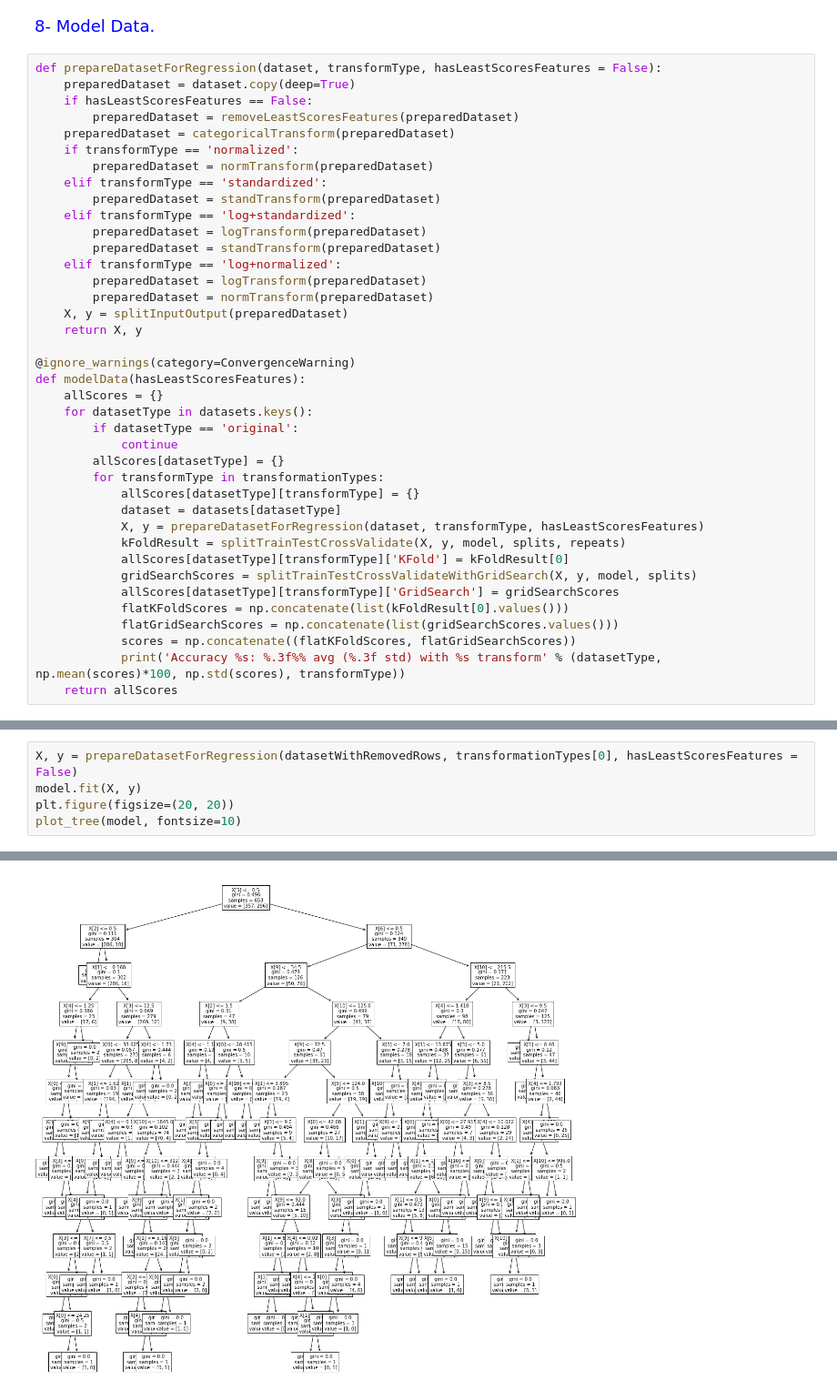
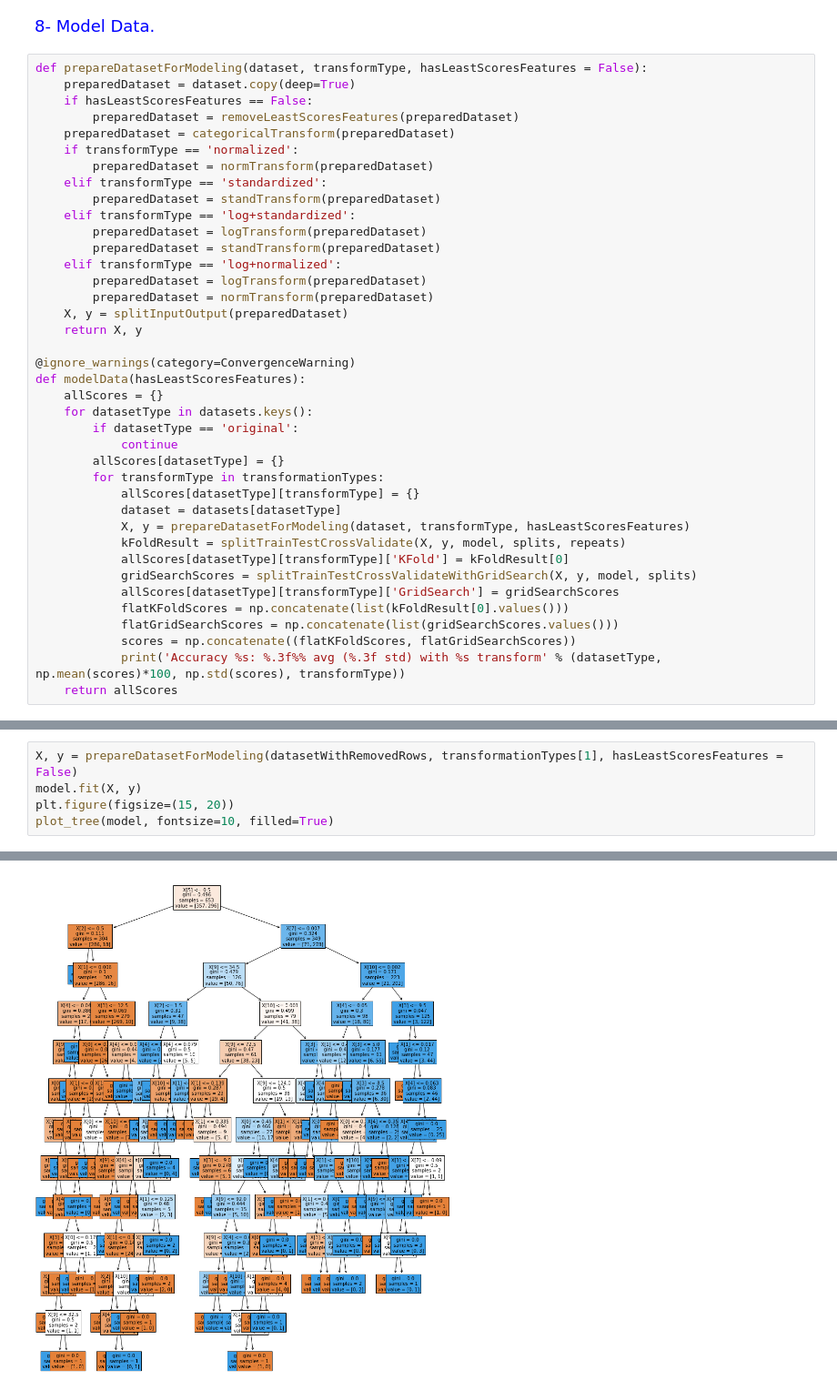
Before and after one commit to lebaz20/credit-approval-ml, a Jupyter notebook: project.ipynb, the cells around one changed output, grey strips where cells are left out. Shown at 91% size. Drawn from its saved outputs; the diff is of its cells as text.

```diff
--- a/project.ipynb
+++ b/project.ipynb
@@ -815,7 +813,7 @@ def splitTrainTestCrossValidateWithGridSearch(X, y, model, splits):
 # %% [markdown]
 <font color=blue size=4>8- Model Data.</font>
 # %%
-def prepareDatasetForRegression(dataset, transformType, hasLeastScoresFeatures = False):
+def prepareDatasetForModeling(dataset, transformType, hasLeastScoresFeatures = False):
     preparedDataset = dataset.copy(deep=True)
     if hasLeastScoresFeatures == False:
         preparedDataset = removeLeastScoresFeatures(preparedDataset)
@@ -843,7 +841,7 @@ def modelData(hasLeastScoresFeatures):
         for transformType in transformationTypes:
             allScores[datasetType][transformType] = {}
             dataset = datasets[datasetType]
-            X, y = prepareDatasetForRegression(dataset, transformType, hasLeastScoresFeatures)
+            X, y = prepareDatasetForModeling(dataset, transformType, hasLeastScoresFeatures)
             kFoldResult = splitTrainTestCrossValidate(X, y, model, splits, repeats)
             allScores[datasetType][transformType]['KFold'] = kFoldResult[0]
             gridSearchScores = splitTrainTestCrossValidateWithGridSearch(X, y, model, splits)
@@ -1017,6 +1055,6 @@ Accuracy after deep learning missing rows: 78.082% avg (0.089 std) with log+stan
 # %%
-X, y = prepareDatasetForRegression(datasetWithRemovedRows, transformationTypes[0], hasLeastScoresFeatures = False)
+X, y = prepareDatasetForModeling(datasetWithRemovedRows, transformationTypes[1], hasLeastScoresFeatures = False)
 model.fit(X, y)
-plt.figure(figsize=(20, 20))
-plot_tree(model, fontsize=10)
+plt.figure(figsize=(15, 20))
+plot_tree(model, fontsize=10, filled=True)
 # %% [output]
@@ -1040 +1078 @@ plot_tree(model, fontsize=10)
-[figure, old version]
+[figure, new version]
```
Also changed, not shown: parts of 34 cells of this notebook, 1 other file.
